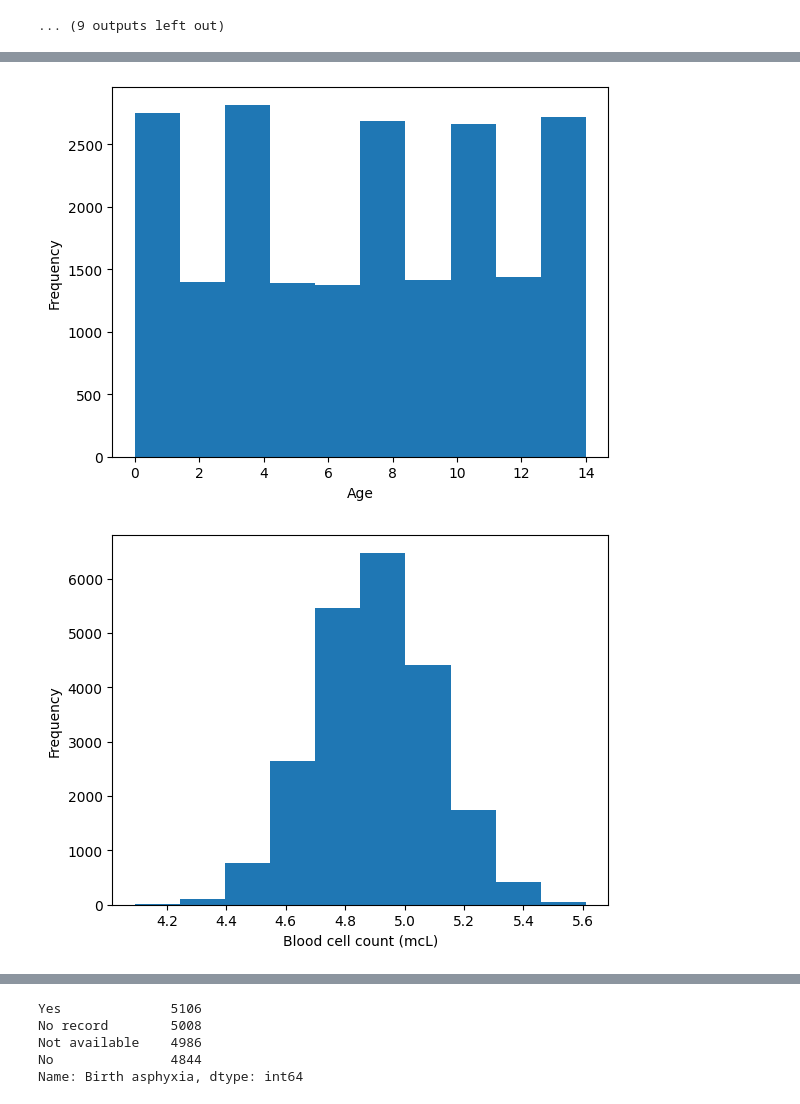
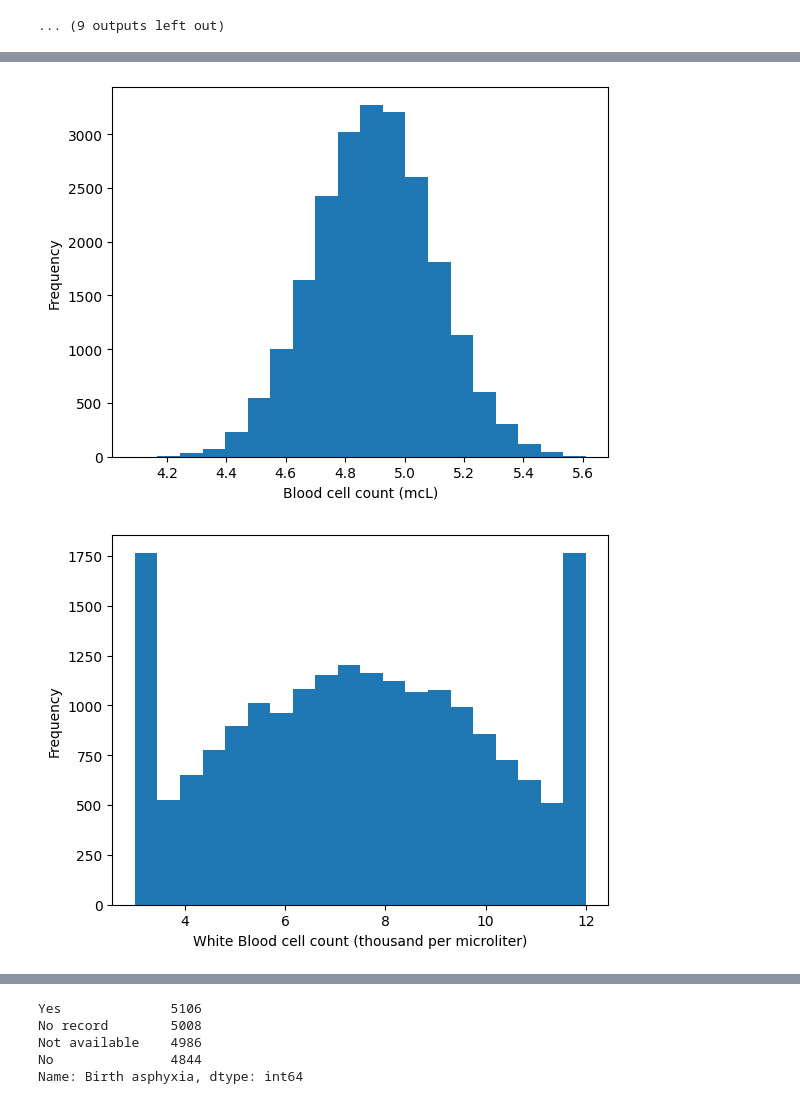
Before and after one commit to DavidHuang0621/Genomes-GeneticDisorders, a Jupyter notebook: EDA.ipynb, the cells around one changed output, grey strips where cells are left out. Cells and saved outputs as stored; diff of their text form; code cells hidden in the pictures.

Commit message:
Changed Visualizations

```diff
--- a/EDA.ipynb
+++ b/EDA.ipynb
@@ -143,14 +130,14 @@ for c in df.columns:
 # %%
-plt.hist(df["Patient Age"])
-plt.xlabel("Age")
+plt.hist(df["Blood cell count (mcL)"], bins=20)
+plt.xlabel("Blood cell count (mcL)")
 plt.ylabel("Frequency")
 plt.show()
 # %% [output]
-[figure, old version]
+[figure, new version]
 # %%
-plt.hist(df["Blood cell count (mcL)"])
-plt.xlabel("Blood cell count (mcL)")
+plt.hist(df["White Blood cell count (thousand per microliter)"], bins=20)
+plt.xlabel("White Blood cell count (thousand per microliter)")
 plt.ylabel("Frequency")
 plt.show()
 # %% [output]
-[figure, old version]
+[figure, new version]
```
Also changed, not shown: parts of 9 cells of this notebook.
